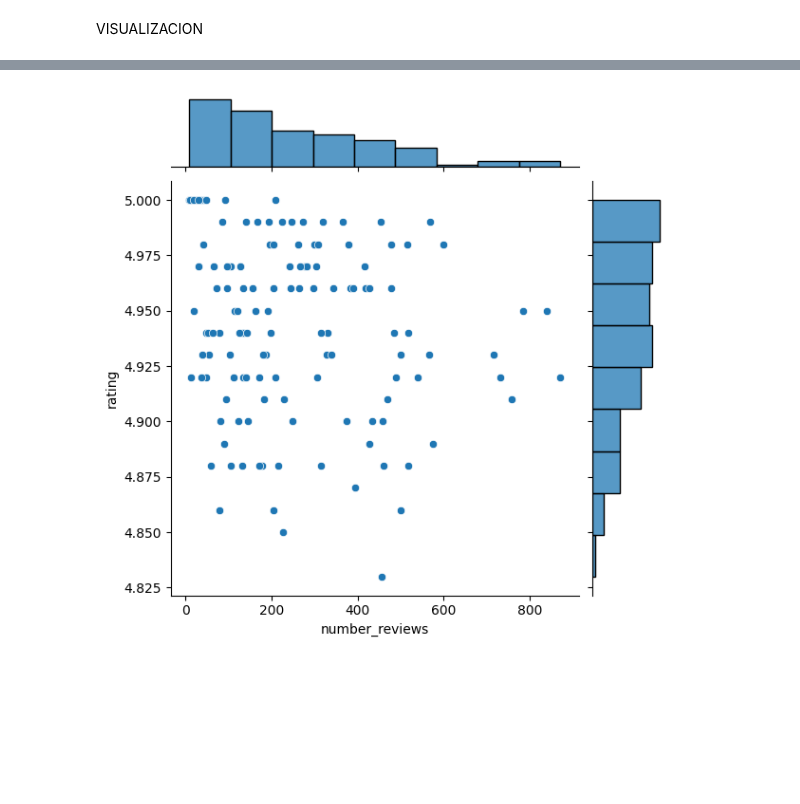
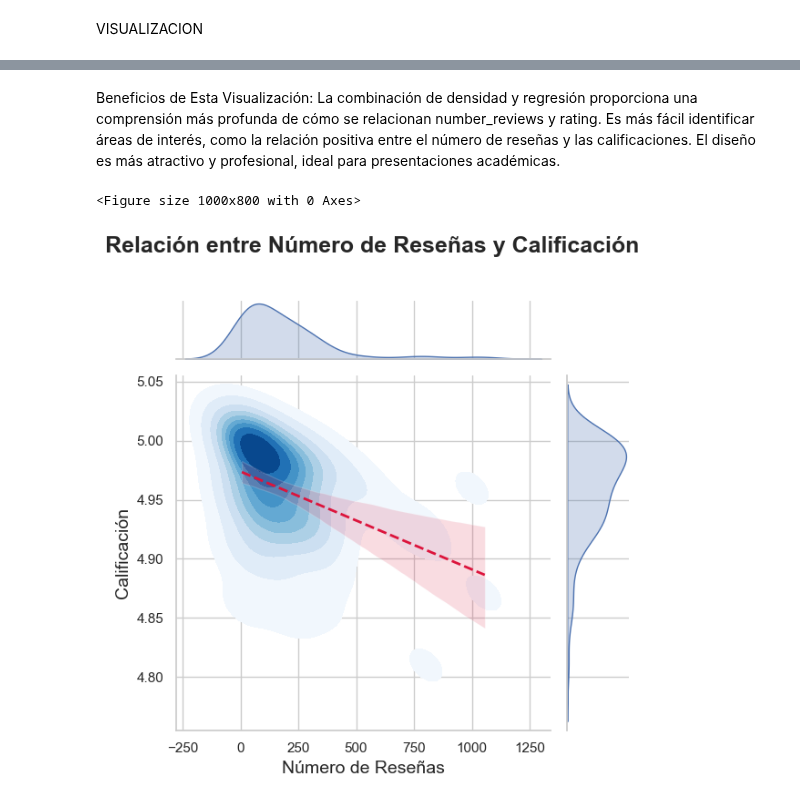
Before and after one commit to SilvanaRuiz/Proyectofinal_airbnb, a Jupyter notebook: Visualizacion.ipynb, the cells around one changed output, grey strips where cells are left out. Cells and saved outputs as stored; diff of their text form; code cells hidden in the pictures; blank space fills up the shorter version.

Commit message:
Actualizacion de datos
NUevas graficas enfocadas al proyecto

```diff
--- a/Visualizacion.ipynb
+++ b/Visualizacion.ipynb
@@ -7,7 +7,10 @@ from scipy import stats
 import seaborn as sns
 import matplotlib.pyplot as plt
 
-df=pd.read_csv('sf1.csv')
+ArchivoAEvaluar="austin1"
+
+
+df=pd.read_csv('../Proyectofinal_airbnb/csv_files/'+ArchivoAEvaluar+'.csv')
 df
 # %% [output]
 |  | Unnamed: 0 | title | guest_favorite | rating | number_reviews | type_host | hosting_time | price | ... |
@@ -263,18 +412,40 @@ plt.show()
+# %% [markdown]
+Beneficios de Esta Visualización:
+    La combinación de densidad y regresión proporciona una comprensión más profunda de cómo se relacionan number_reviews y rating.
+    Es más fácil identificar áreas de interés, como la relación positiva entre el número de reseñas y las calificaciones.
+    El diseño es más atractivo y profesional, ideal para presentaciones académicas.
 # %%
 # Filtrar las filas donde 'rating' y 'number_reviews' no contengan 'reviews'
 df_cleaned = df[(df['rating'] != 'reviews') & (df['number_reviews'] != 'reviews')].copy()
 
 # Convertir las columnas 'rating' y 'number_reviews' a numérico
 df_cleaned['rating'] = pd.to_numeric(df_cleaned['rating'], errors='coerce')
 df_cleaned['number_reviews'] = pd.to_numeric(df_cleaned['number_reviews'], errors='coerce')
 
 # Eliminar filas con NaN en 'rating' o 'number_reviews'
 df_cleaned = df_cleaned.dropna(subset=['rating', 'number_reviews'])
 
-# Generar el gráfico conjunto (jointplot)
-sns.jointplot(x='number_reviews', y='rating', data=df_cleaned, kind='scatter')
+# Crear el gráfico conjunto (jointplot) con mejoras
+plt.figure(figsize=(10, 8))
+sns.set(style='whitegrid')
+
+# Usar un gráfico de densidad en lugar de scatter
+g = sns.jointplot(x='number_reviews', y='rating', data=df_cleaned, kind='kde', cmap='Blues', fill=True)
+
+# Añadir una línea de regresión
+sns.regplot(x='number_reviews', y='rating', data=df_cleaned, scatter=False, ax=g.ax_joint,
+            color='crimson', line_kws={'linewidth': 2, 'linestyle': '--'})
+
+# Mejorar el título y las etiquetas
+g.fig.suptitle('Relación entre Número de Reseñas y Calificación', fontsize=18, weight='bold', y=1.02)
+g.ax_joint.set_xlabel('Número de Reseñas', fontsize=14)
+g.ax_joint.set_ylabel('Calificación', fontsize=14)
+
+# Ajustar el diseño para evitar solapamientos
+plt.tight_layout()
 
 # Mostrar el gráfico
 plt.show()
 # %% [output]
+<Figure size 1000x800 with 0 Axes>
-[figure, old version]
+[figure, new version]
```
Also changed, not shown: parts of 32 cells of this notebook, 2 other files.
